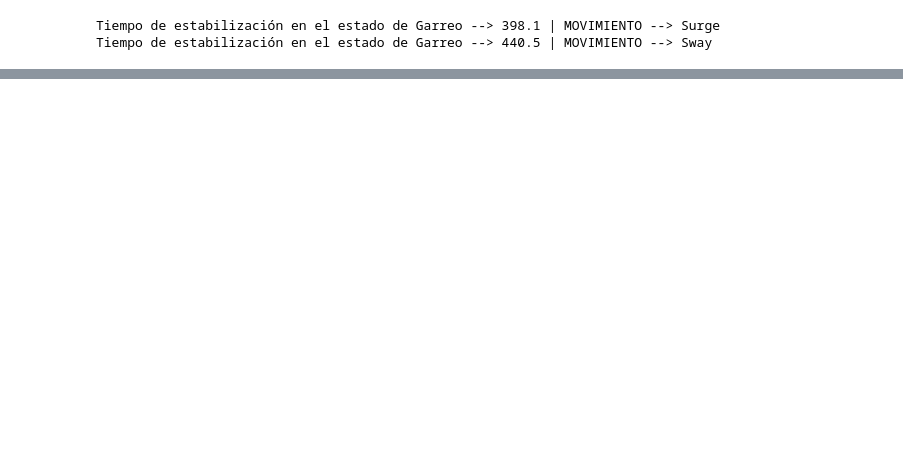
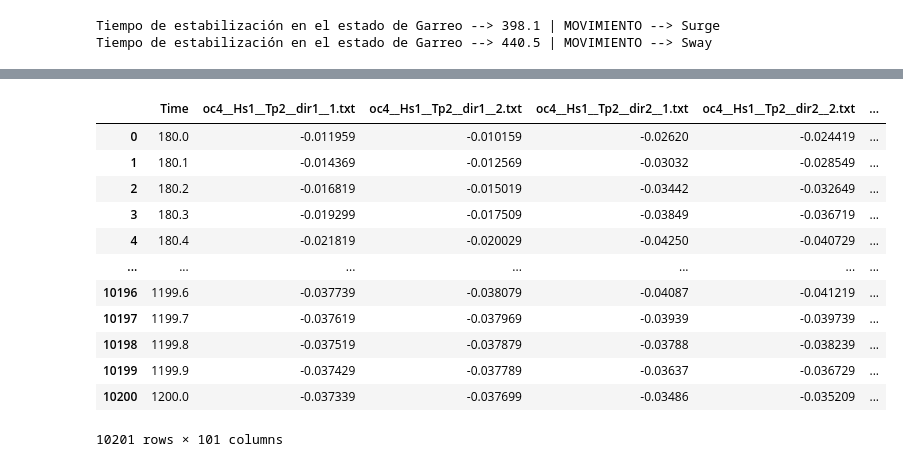
Before and after one commit to arturodmor/Mooring_anomaly_detector, a Jupyter notebook: notebooks/analysis_behavior/test_time_domain.ipynb, the cells around one changed output, grey strips where cells are left out. Saved outputs shown, nothing was run; the diff lists cells and outputs as text; code cells hidden in the pictures; blank space fills up the shorter version.

```diff
--- a/notebooks/analysis_behavior/test_time_domain.ipynb
+++ b/notebooks/analysis_behavior/test_time_domain.ipynb
@@ -149,0 +196,58 @@ stats_sway = df_sway.describe()
+# %%
+for mov in movements:
+    if mov == 'Heave':
+        dataframes = dataframes_heave
+    elif mov == 'Surge':
+        dataframes = dataframes_surge
+    elif mov == 'Sway':
+        dataframes = dataframes_sway
+    elif mov == 'Roll':
+        dataframes = dataframes_roll
+    elif mov == 'Pitch':
+        dataframes= dataframes_pitch
+    elif mov == 'Yaw':
+        dataframes = dataframes_yaw
+
+    df= pd.concat(dataframes.values(), axis=1)
+    df_time = df.iloc[:,0]
+    df = df.drop(df.filter(like='time[s]').columns, axis=1)
+    df.insert(0,'Time',df_time)
+
+    for col in df.columns[1:]:
+        df[col] = df[col]-df[col].mean()
+
+    # the number of txt files is the same of dataframe amplitude columns. We are going to regroup with only one "freq_colum" because it is the same
+    path_txt = os.path.join(path,'txt')
+    lista_archivos = os.listdir(path_txt)
+
+    if len(lista_archivos) == (len(df.columns) - 1):
+        df.columns = ['Time'] + lista_archivos
+
+    if mov == 'Heave':
+        df_heave = df
+    elif mov == 'Surge':
+        df_surge = df
+    elif mov == 'Sway':
+        df_sway = df
+    elif mov == 'Roll':
+        df_roll = df
+    elif mov == 'Pitch':
+        df_pitch= df
+    elif mov == 'Yaw':
+        df_yaw = df
+# %%
+df_heave
+# %% [output]
+|  | Time | oc4__Hs1__Tp2__dir1__1.txt | oc4__Hs1__Tp2__dir1__2.txt | oc4__Hs1__Tp2__dir2__1.txt | oc4__Hs1__Tp2__dir2__2.txt | ... |
+| 0 | 180.0 | -0.011959 | -0.010159 | -0.02620 | -0.024419 | ... |
+| 1 | 180.1 | -0.014369 | -0.012569 | -0.03032 | -0.028549 | ... |
+| 2 | 180.2 | -0.016819 | -0.015019 | -0.03442 | -0.032649 | ... |
+| 3 | 180.3 | -0.019299 | -0.017509 | -0.03849 | -0.036719 | ... |
+| 4 | 180.4 | -0.021819 | -0.020029 | -0.04250 | -0.040729 | ... |
+| ... | ... | ... | ... | ... | ... | ... |
+| 10196 | 1199.6 | -0.037739 | -0.038079 | -0.04087 | -0.041219 | ... |
+| 10197 | 1199.7 | -0.037619 | -0.037969 | -0.03939 | -0.039739 | ... |
+| 10198 | 1199.8 | -0.037519 | -0.037879 | -0.03788 | -0.038239 | ... |
+| 10199 | 1199.9 | -0.037429 | -0.037789 | -0.03637 | -0.036729 | ... |
+| 10200 | 1200.0 | -0.037339 | -0.037699 | -0.03486 | -0.035209 | ... |
+10201 rows × 101 columns
```
Also changed, not shown: parts of 5 cells of this notebook.
